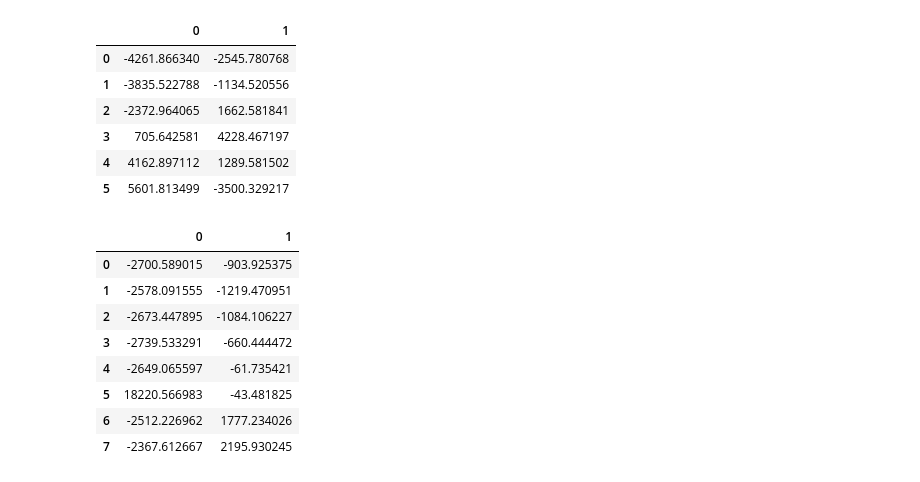
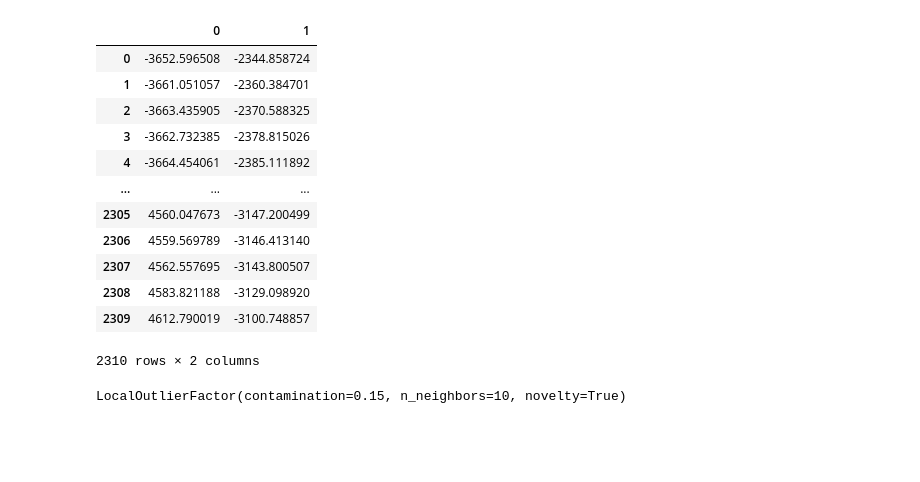
Before and after one commit to AlxDev-hub/Deteccao_novidades_LOF, a Jupyter notebook: Aplicacao_LOF-Novelty_PZT.ipynb, the cells around one changed output. Drawn from its saved outputs; the diff is of its cells as text; code cells hidden in the pictures; blank space fills up the shorter version.

```diff
--- a/Aplicacao_LOF-Novelty_PZT.ipynb
+++ b/Aplicacao_LOF-Novelty_PZT.ipynb
@@ -9,7 +9,7 @@ import pandas as pd
 from sklearn.neighbors import LocalOutlierFactor
 from sklearn.decomposition import PCA
 # %%
-#Carregar banco de dados
-dataset = pd.read_excel("Amostra-PZT.xlsx", header=None)
+#Carregar dataset para treinamento
+dataset = pd.read_excel("pzt2.xlsx", header=None)
 
 display(dataset)
@@ -41,8 +108,6 @@ display(X_train)
 # %%
-#Aplicando PCA em X_train
-pca = PCA(n_components=2)
-principalComponents_X_train = pca.fit_transform(X_train)
-principalDf_X_train = pd.DataFrame(data= principalComponents_X_train)
+#Gerar novas observações
+dataset_outliers = dataset.loc[:, 661: 2970]
 
-display(principalDf_X_train)
+display(dataset_outliers)
 # %% [output]
@@ -55,5 +127,5 @@ display(principalDf_X_train)
 # %%
-#Gerar novas observações normais
-X_test = new_dataset.drop([2, 3, 4, 5, 6, 332, 662, 992, 1322, 1652, 1982, 2312, 2642], axis=0)
+#Tratamento dos dados de anomalia - Transpor dados
+data_anomalia = dataset_outliers.T
 
-display(X_test)
+display(data_anomalia)
@@ -60,38 +146,34 @@ display(X_test)
 # %%
-#Aplicando PCA em X_test
-pca_test = PCA(n_components=2)
-principalComponents_X_test = pca_test.fit_transform(X_test)
-principalDf_X_test = pd.DataFrame(data= principalComponents_X_test)
+#Aplicando PCA para anomalias
+pca = PCA(n_components=2)
+principalComponents_X_anomalia = pca.fit_transform(data_anomalia)
+principalDf_X_anomalia = pd.DataFrame(data= principalComponents_X_anomalia)
 
-display(principalDf_X_test)
+display(principalDf_X_anomalia)
 # %% [output]
 |  | 0 | 1 |
-| 0 | -4261.866340 | -2545.780768 |
-| 1 | -3835.522788 | -1134.520556 |
-| 2 | -2372.964065 | 1662.581841 |
-| 3 | 705.642581 | 4228.467197 |
-| 4 | 4162.897112 | 1289.581502 |
-| 5 | 5601.813499 | -3500.329217 |
+| 0 | -3652.596508 | -2344.858724 |
+| 1 | -3661.051057 | -2360.384701 |
+| 2 | -3663.435905 | -2370.588325 |
+| 3 | -3662.732385 | -2378.815026 |
+| 4 | -3664.454061 | -2385.111892 |
+| ... | ... | ... |
+| 2305 | 4560.047673 | -3147.200499 |
+| 2306 | 4559.569789 | -3146.413140 |
+| 2307 | 4562.557695 | -3143.800507 |
+| 2308 | 4583.821188 | -3129.098920 |
+| 2309 | 4612.790019 | -3100.748857 |
+2310 rows × 2 columns
 # %%
-#Gerar algumas observações novas anormais
-X_outliers = new_dataset.drop([2, 3, 4, 5, 6, 17, 77, 137, 197, 257, 317], axis=0)
-
-display(X_outliers)
+#Ajustar o modelo para detecção de novidade (novelty = True)
+clf = LocalOutlierFactor(n_neighbors=10, novelty=True, contamination=0.15)
+clf.fit(principalDf_X_train)
+# %% [output]
+LocalOutlierFactor(contamination=0.15, n_neighbors=10, novelty=True)
 # %%
-#Aplicando PCA em X_outliers
-pca_outliers = PCA(n_components=2)
-principalComponents_X_outliers = pca_test.fit_transform(X_outliers)
-principalDf_X_outliers = pd.DataFrame(data= principalComponents_X_outliers)
+#Predicao dos dados X_test e X_outliers
+y_pred_test = clf.predict(principalDf_X_anomalia)
 
-display(principalDf_X_outliers)
+#Numero de erros dos dados
+n_error_test = y_pred_test[y_pred_test == -1].size
-# %% [output]
-|  | 0 | 1 |
-| 0 | -2700.589015 | -903.925375 |
-| 1 | -2578.091555 | -1219.470951 |
-| 2 | -2673.447895 | -1084.106227 |
-| 3 | -2739.533291 | -660.444472 |
-| 4 | -2649.065597 | -61.735421 |
-| 5 | 18220.566983 | -43.481825 |
-| 6 | -2512.226962 | 1777.234026 |
-| 7 | -2367.612667 | 2195.930245 |
 # %%
```
Also changed, not shown: parts of 13 cells of this notebook.
